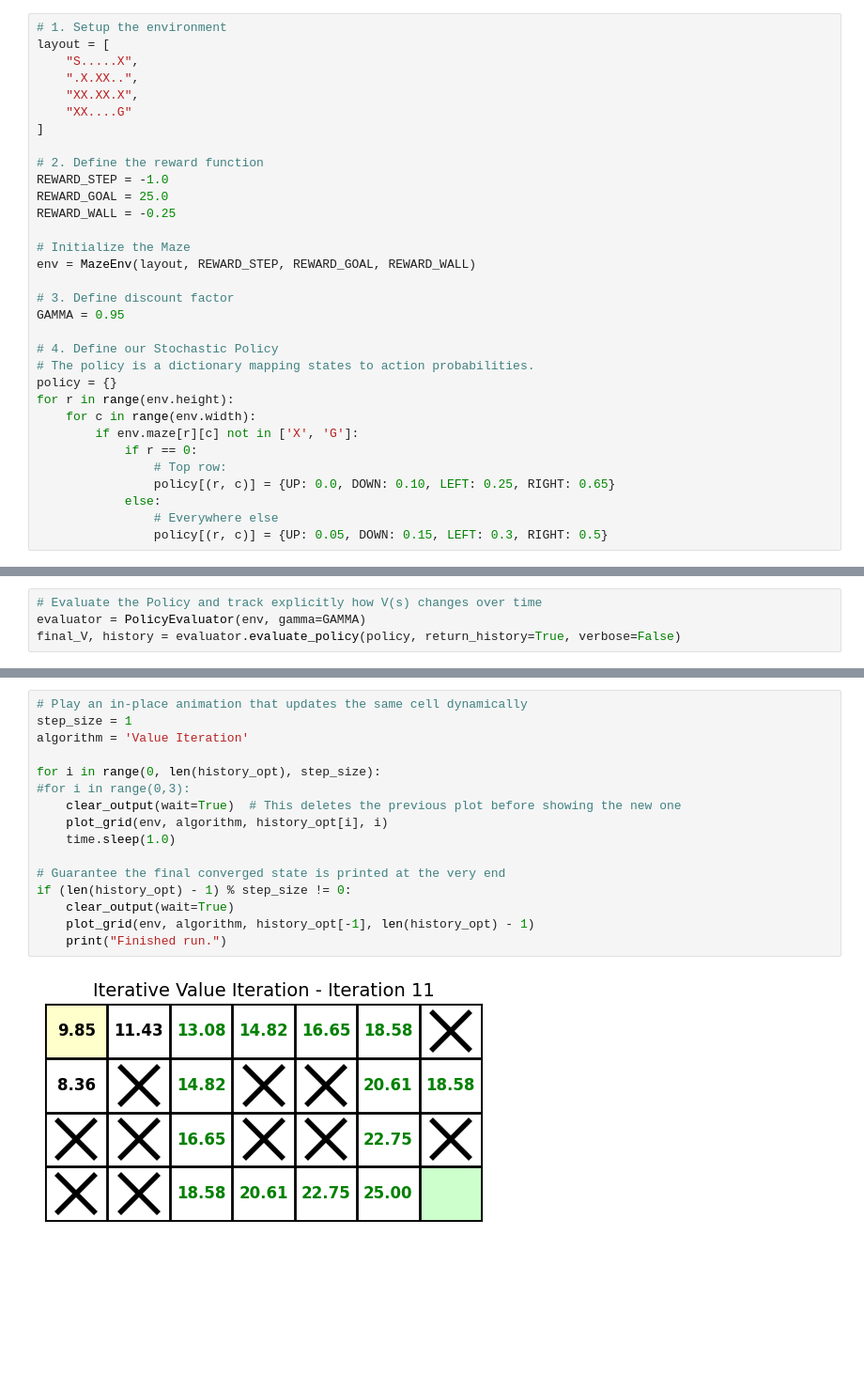
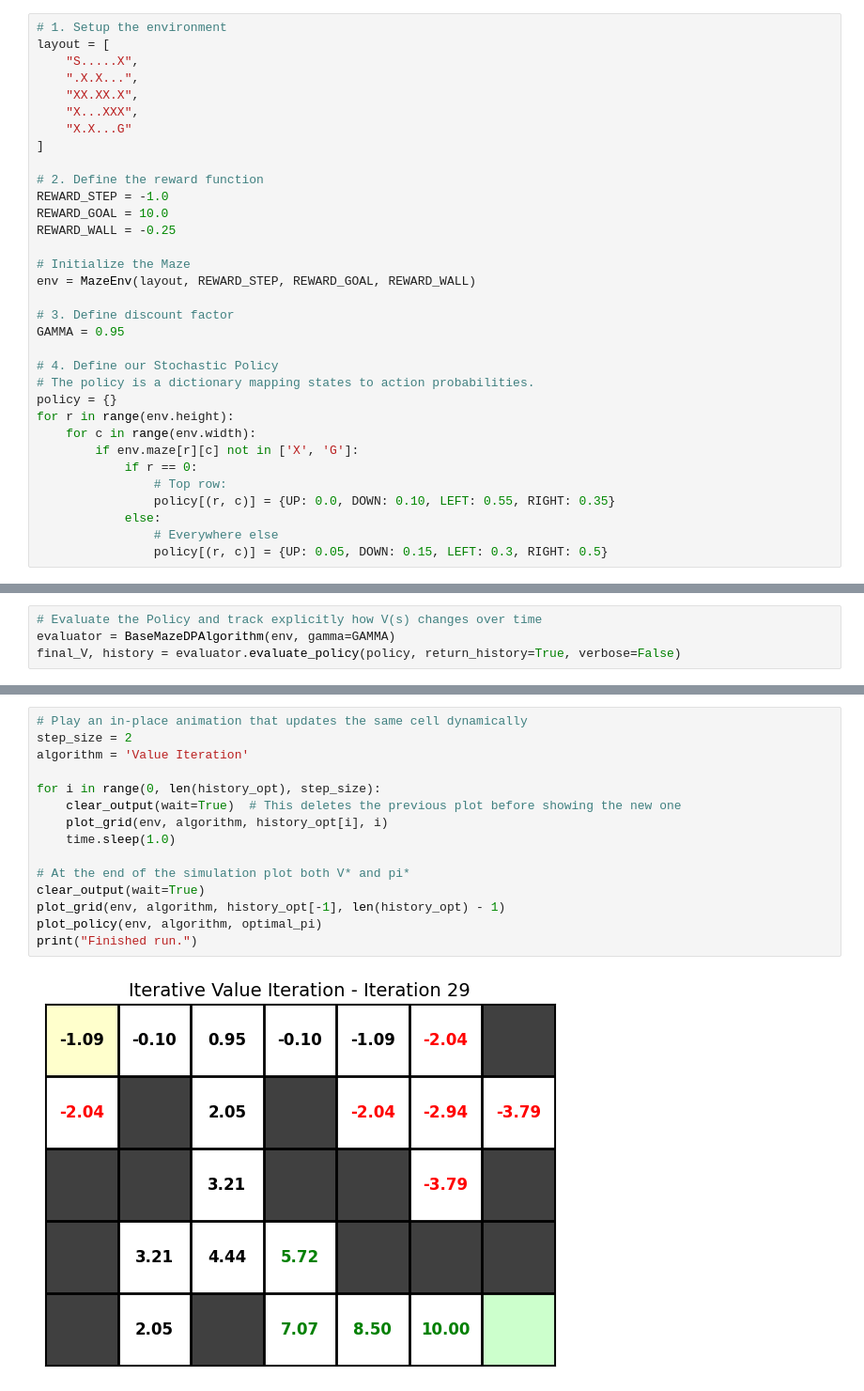
Before and after one commit to CharlieNestor/RL_playground, a Jupyter notebook: DP_algorithms_tabular.ipynb, the cells around one changed output, grey strips where cells are left out. Shown at 94% size. Saved outputs shown, nothing was run; the diff lists cells and outputs as text; blank space fills up the shorter version.

```diff
--- a/DP_algorithms_tabular.ipynb
+++ b/DP_algorithms_tabular.ipynb
@@ -18,14 +19,15 @@ from utils.visualization import plot_grid, plot_policy
 # 1. Setup the environment
 layout = [
     "S.....X",
-    ".X.XX..",
+    ".X.X...",
     "XX.XX.X",
-    "XX....G"
+    "X...XXX",
+    "X.X...G"
 ]
 
 # 2. Define the reward function
 REWARD_STEP = -1.0
-REWARD_GOAL = 25.0
+REWARD_GOAL = 10.0
 REWARD_WALL = -0.25
 
 # Initialize the Maze
@@ -42,7 +44,7 @@ for r in range(env.height):
         if env.maze[r][c] not in ['X', 'G']:
             if r == 0:
                 # Top row:
-                policy[(r, c)] = {UP: 0.0, DOWN: 0.10, LEFT: 0.25, RIGHT: 0.65}
+                policy[(r, c)] = {UP: 0.0, DOWN: 0.10, LEFT: 0.55, RIGHT: 0.35}
             else:
                 # Everywhere else
                 policy[(r, c)] = {UP: 0.05, DOWN: 0.15, LEFT: 0.3, RIGHT: 0.5}
@@ -49,5 +53,5 @@ for r in range(env.height):
 # %%
 # Evaluate the Policy and track explicitly how V(s) changes over time
-evaluator = PolicyEvaluator(env, gamma=GAMMA)
+evaluator = BaseMazeDPAlgorithm(env, gamma=GAMMA)
 final_V, history = evaluator.evaluate_policy(policy, return_history=True, verbose=False)
 # %% [output]
@@ -81,18 +87,17 @@ Value iteration converged after 11 iterations.
 # %%
 # Play an in-place animation that updates the same cell dynamically
-step_size = 1
+step_size = 2
 algorithm = 'Value Iteration'
 
 for i in range(0, len(history_opt), step_size):
-#for i in range(0,3):
     clear_output(wait=True)  # This deletes the previous plot before showing the new one
     plot_grid(env, algorithm, history_opt[i], i)
     time.sleep(1.0)
 
-# Guarantee the final converged state is printed at the very end
-if (len(history_opt) - 1) % step_size != 0:
-    clear_output(wait=True)
-    plot_grid(env, algorithm, history_opt[-1], len(history_opt) - 1)
-    print("Finished run.")
+# At the end of the simulation plot both V* and pi*
+clear_output(wait=True)
+plot_grid(env, algorithm, history_opt[-1], len(history_opt) - 1)
+plot_policy(env, algorithm, optimal_pi)
+print("Finished run.")
 # %% [output]
-[figure, old version]
+[figure, new version]
```
Also changed, not shown: parts of 12 cells of this notebook, 4 other files.
